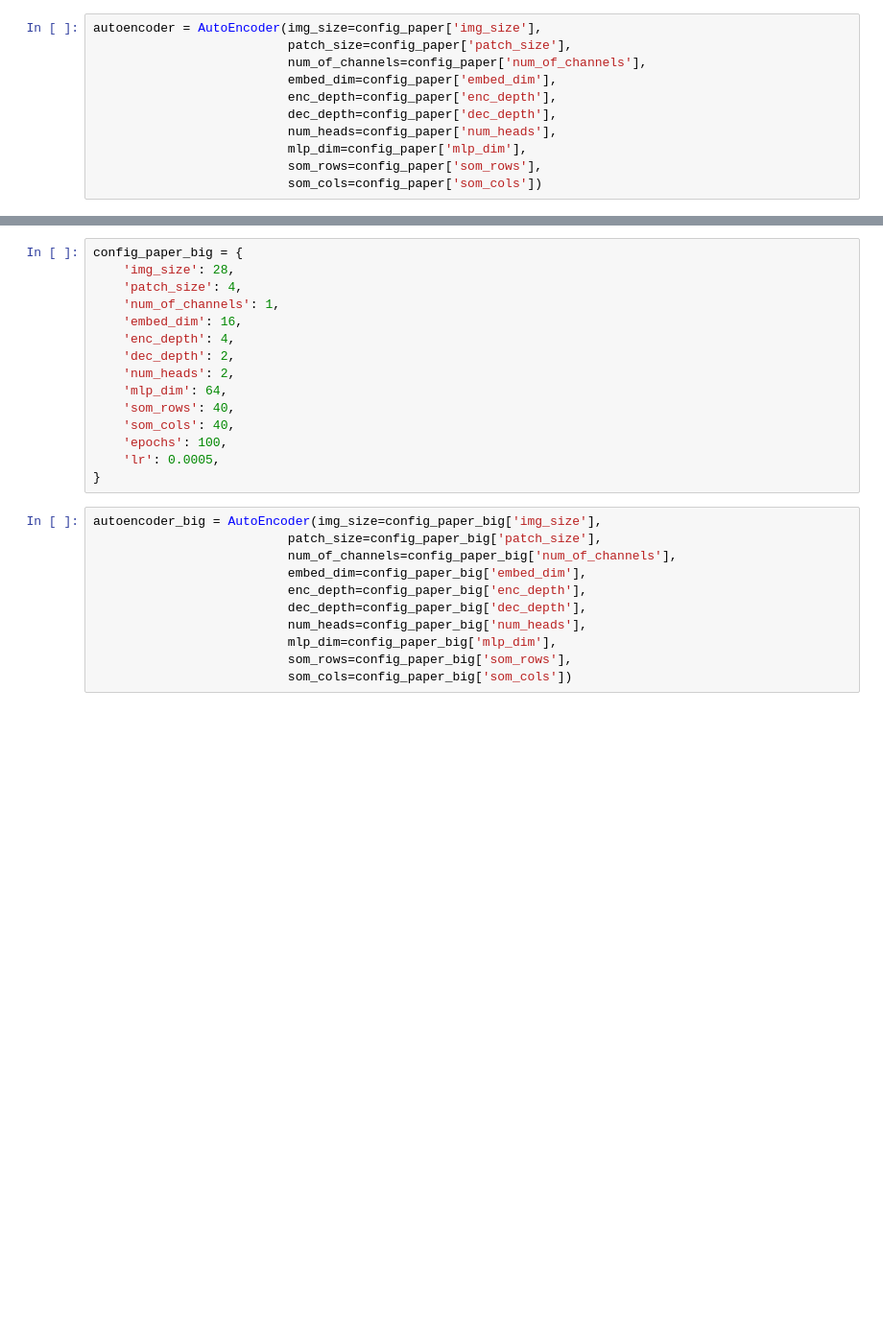
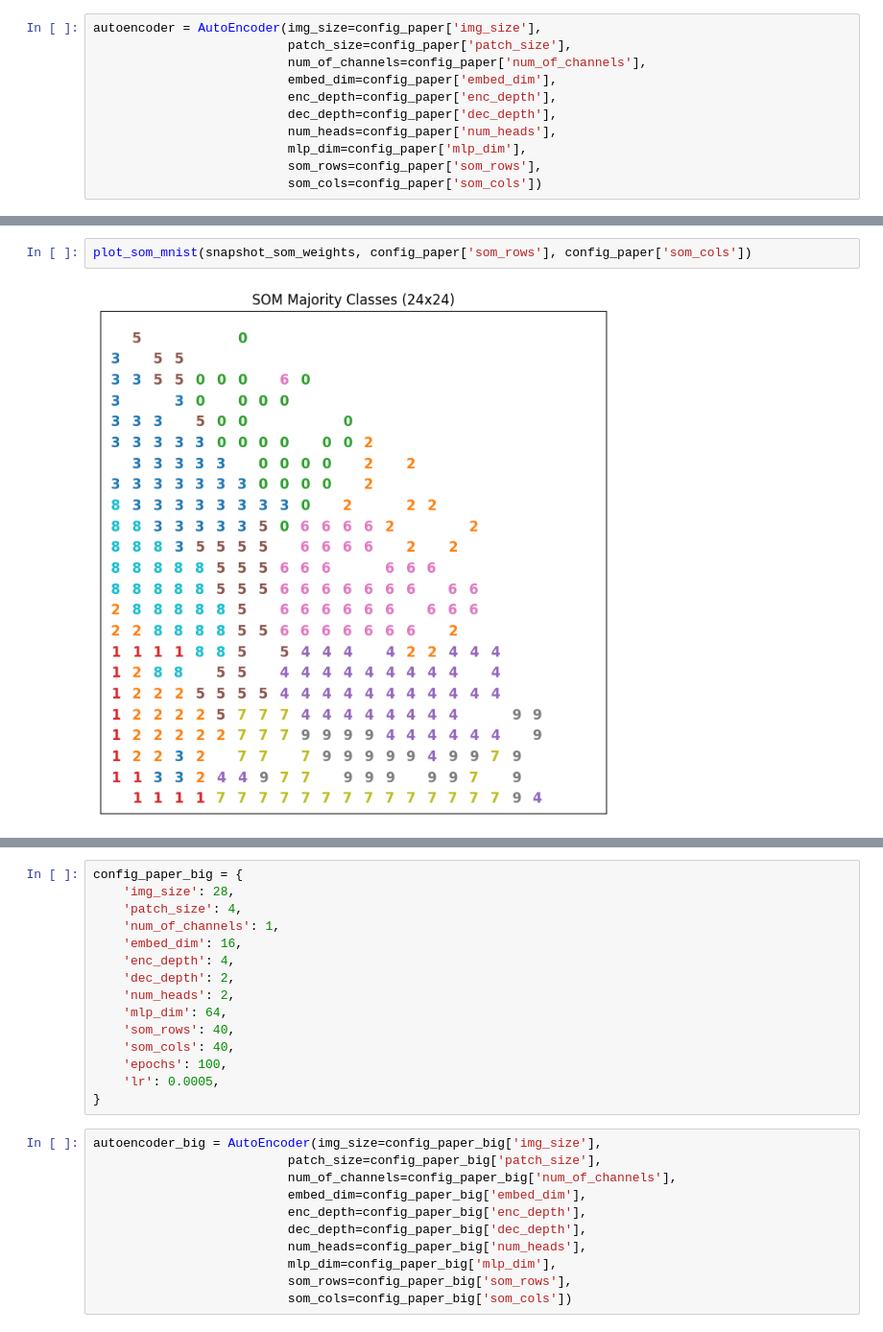
Before and after one commit to hanzltom/ViT-GHSOM, a Jupyter notebook: ViT-SOM/ViT-SOM_training.ipynb, the cells around one changed output, grey strips where cells are left out. Shown at 96% size. Cells and saved outputs as stored; diff of their text form; blank space fills up the shorter version.

```diff
--- a/ViT-SOM/ViT-SOM_training.ipynb
+++ b/ViT-SOM/ViT-SOM_training.ipynb
@@ -156,0 +141,4 @@ Epoch 50/50 | Sigma: 0.00 | Loss: 0.00035348 (MSE: 0.00034903 | SOM: 0.00044478)
+# %%
+plot_som_mnist(snapshot_som_weights, config_paper['som_rows'], config_paper['som_cols'])
+# %% [output]
+[figure, added]
```
Also changed, not shown: parts of 9 cells of this notebook.
